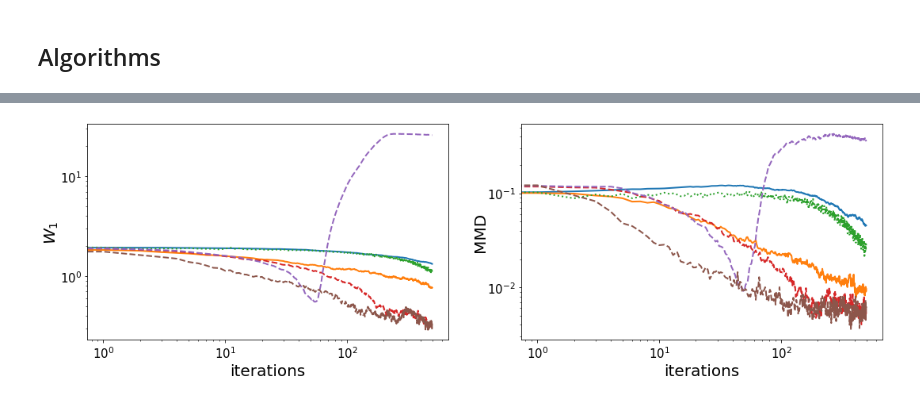
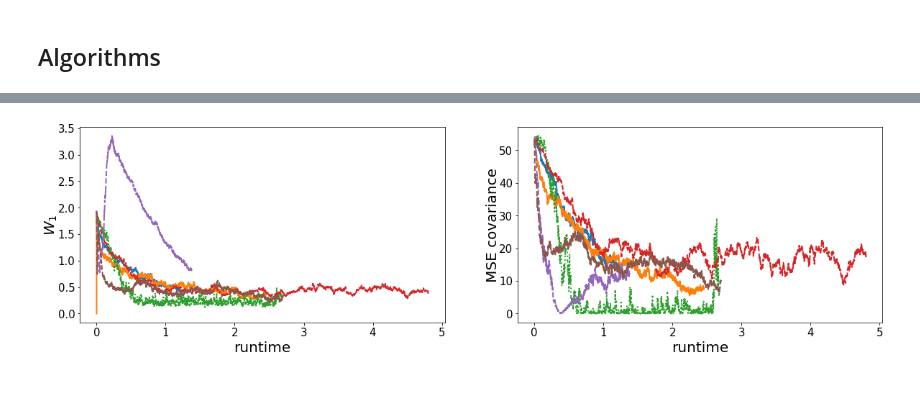
Before and after one commit to FrancescaCrucinio/SMC-WFR, a Jupyter notebook: Banana/Banana_FlowComparison.ipynb, the cells around one changed output, grey strips where cells are left out. Cells and saved outputs as stored; diff of their text form; code cells hidden in the pictures.

```diff
--- a/Banana/Banana_FlowComparison.ipynb
+++ b/Banana/Banana_FlowComparison.ipynb
@@ -267,38 +209,0 @@ plt.yticks(fontsize=15);
-# %%
-plt.figure(figsize = (18,5))
-plt.subplot(1, 2, 1)
-plt.loglog(np.mean(np.mean(w1_ula, axis = 1), axis = 0), label = 'ULA', lw = 2)
-plt.loglog(np.mean(np.mean(w1_mala, axis = 1), axis = 0), label = 'MALA', lw = 2, c = colors[1])
-plt.plot(np.mean(np.mean(w1_fr, axis = 1), axis = 0), label = 'SMC-FR', lw = 2, linestyle = 'dotted', c = colors[2])
-plt.plot(np.mean(np.mean(w1_wfr, axis = 1), axis = 0), label = 'SMC-WFR', lw = 2, linestyle = 'dashed', c = colors[3])
-plt.plot(np.mean(np.mean(w1_smcula, axis = 1), axis = 0), label = 'SMC-ULA', lw = 2, linestyle = 'dashed', c = colors[4])
-plt.plot(np.mean(np.mean(w1_smcmala, axis = 1), axis = 0), label = 'SMC-MALA', lw = 2, linestyle = 'dashed', c = colors[5])
-plt.xlabel('iterations', fontsize = 20)
-plt.ylabel('$W_1$', fontsize = 20, labelpad=-1)
-plt.xticks(fontsize=15);
-plt.yticks(fontsize=15);
-plt.subplot(1, 2, 2)
-plt.loglog(np.mean(mmd_ula, axis = 0), lw = 2)
-plt.loglog(np.mean(mmd_mala, axis = 0), lw = 2, c = colors[1])
-plt.plot(np.mean(mmd_fr, axis = 0), lw = 2, linestyle = 'dotted', c = colors[2])
-plt.plot(np.mean(mmd_wfr, axis = 0), lw = 2, linestyle = 'dashed', c = colors[3])
-plt.plot(np.mean(mmd_smcula, axis = 0), lw = 2, linestyle = 'dashed', c = colors[4])
-plt.plot(np.mean(mmd_smcmala, axis = 0), lw = 2, linestyle = 'dashed', c = colors[5])
-plt.xlabel('iterations', fontsize = 20)
-plt.ylabel('MMD', fontsize = 20, labelpad=-1)
-plt.xticks(fontsize=15);
-plt.yticks(fontsize=15);
-# plt.subplot(1, 3, 3)
-# # plt.loglog(np.mean(ksd_ula, axis = 0), lw = 2)
-# plt.loglog(np.mean(ksd_mala, axis = 0), lw = 2, c = colors[1])
-# plt.plot(np.mean(ksd_fr, axis = 0), lw = 2, linestyle = 'dotted', c = colors[2])
-# plt.plot(np.mean(ksd_wfr, axis = 0), lw = 2, linestyle = 'dashed', c = colors[3])
-# # plt.plot(np.mean(ksd_smcula, axis = 0), lw = 2, linestyle = 'dashed', c = colors[4])
-# plt.plot(np.mean(ksd_smcmala, axis = 0), lw = 2, linestyle = 'dashed', c = colors[5])
-# plt.xlabel('iterations', fontsize = 20)
-# plt.ylabel('KSD', fontsize = 20, labelpad=-1)
-# plt.xticks(fontsize=15);
-# plt.yticks(fontsize=15);
-# plt.savefig('conv_iter_banana.pdf', bbox_inches="tight")
-# %% [output]
-[figure, removed]
@@ -384,0 +210,27 @@ plt.yticks(fontsize=15);
+# %%
+plt.figure(figsize = (20,5))
+plt.subplot(1, 2, 1)
+plt.plot(xx_ula, w1_ula_plot, label = 'ULA', lw = 2, c = colors[0])
+plt.plot(xx_mala, w1_mala_plot, label = 'MALA', lw = 2, c = colors[1])
+plt.plot(xx_fr, w1_fr_plot, label = 'SMC-tempering', lw = 2, linestyle = 'dotted', c = colors[2])
+plt.plot(xx_wfr, w1_wfr_plot, label = 'SMC-WFR', lw = 2, linestyle = 'dashed', c = colors[3])
+plt.plot(xx_smcula, w1_smcula_plot, label = 'SMC-ULA', lw = 2, linestyle = 'dashed', c = colors[4])
+plt.plot(xx_smcmala, w1_smcmala_plot, label = 'SMC-MALA', lw = 2, linestyle = 'dashed', c = colors[5])
+plt.xlabel('runtime', fontsize = 20)
+plt.ylabel('$W_1$', fontsize = 20, labelpad=-1)
+plt.xticks(fontsize=15);
+plt.yticks(fontsize=15);
+plt.subplot(1, 2, 2)
+plt.plot(xx_ula, np.mean(cov_ula, axis = 0), lw = 2, c = colors[0])
+plt.plot(xx_mala, np.mean(cov_mala, axis = 0), lw = 2, c = colors[1])
+plt.plot(xx_fr, np.mean(cov_fr, axis = 0), lw = 2, linestyle = 'dotted', c = colors[2])
+plt.plot(xx_wfr, np.mean(cov_wfr, axis = 0), lw = 2, linestyle = 'dashed', c = colors[3])
+plt.plot(xx_smcula, np.mean(cov_smcula, axis = 0), lw = 2, linestyle = 'dashed', c = colors[4])
+plt.plot(xx_smcmala, np.mean(cov_smcmala, axis = 0), lw = 2, linestyle = 'dashed', c = colors[5])
+plt.xlabel('runtime', fontsize = 20)
+plt.ylabel('MSE covariance', fontsize = 20, labelpad=-1)
+plt.xticks(fontsize=15);
+plt.yticks(fontsize=15);
+# plt.savefig('banana_runtime.pdf', bbox_inches="tight")
+# %% [output]
+[figure, added]
```
Also changed, not shown: parts of 21 cells of this notebook, 9 other files.
